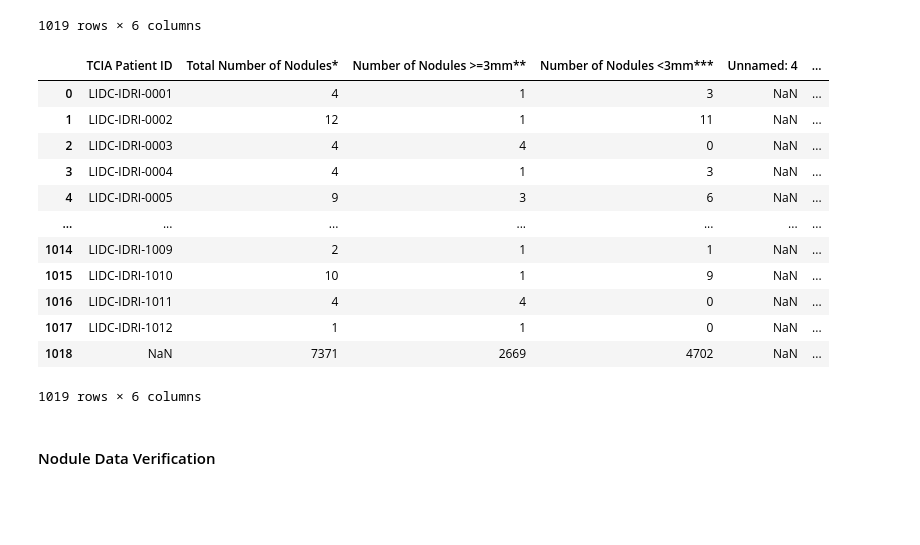
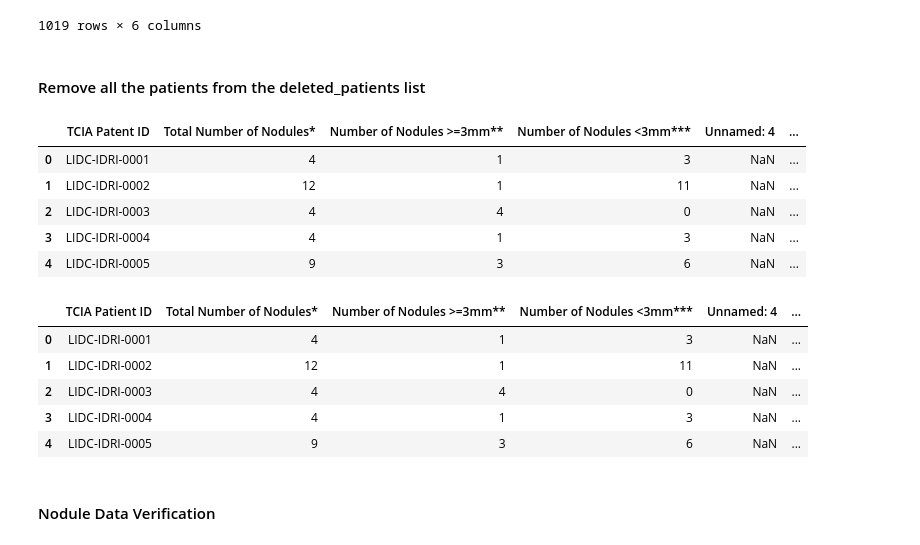
Before and after one commit to catarinam93/Lung-Cancer-Study, a Jupyter notebook: PreProcessamento/pre-processamento.ipynb, the cells around one changed output. Drawn from its saved outputs; the diff is of its cells as text; code cells hidden in the pictures; blank space fills up the shorter version.

```diff
--- a/PreProcessamento/pre-processamento.ipynb
+++ b/PreProcessamento/pre-processamento.ipynb
@@ -7,0 +20,34 @@ import os
+# %%
+# List with all the eliminated patients - the one who were not evaluated
+deleted_patients = []
+
+# Ordered list of all the subfolders
+patient_folders = sorted(os.listdir(input_directory))
+
+for patient_folder in patient_folders:
+    patient_folder_path = os.path.join(input_directory, patient_folder)
+
+    # Id of the patient - 'LIDC-IDRI-xxxx'
+    patient_id = os.path.basename(patient_folder_path)
+
+    patient_scans = pl.query(pl.Scan).filter(pl.Scan.patient_id == patient_id)
+
+    for scan in patient_scans:
+        anns = scan.annotations
+
+        if not anns:
+            # Path to the folder we want to eliminate
+            delete_folder = os.path.join(input_directory, patient_id)
+
+            # Verify if the folder exists
+            if os.path.exists(delete_folder):
+                # Verify if it is a folder
+                if os.path.isdir(delete_folder):
+                    # Remove recursively
+                    shutil.rmtree(delete_folder)
+                    print(f"The folder '{patient_id}' and its content were removed successfully")
+                    deleted_patients.append(patient_id)
+                else:
+                    print(f"'{patient_id}' is not a folder.")
+            else:
+                print(f"The folder '{patient_id}' does not exist in the expecified path.")
@@ -353,8 +309,8 @@ radiologists.tail()
 # %% [markdown]
 #### Loading Nodule Dataset
 # %%
-
-path = '/Users/larasousa/Desktop/uni/nodule.xlsx'
+path = "/home/cmonteiro/Aulas/Laboratório de IA e CD/Projeto 1/lidc-idri nodule counts (6-23-2015).xlsx"
+# path = '/Users/larasousa/Desktop/uni/nodule.xlsx'
 df_nodule = pd.read_excel(path)
 df_nodule
 # %% [output]
@@ -371,23 +327,30 @@ df_nodule
 | 1017 | LIDC-IDRI-1012 | 1 | 1 | 0 | NaN | ... |
 | 1018 | NaN | 7371 | 2669 | 4702 | NaN | ... |
 1019 rows × 6 columns
+# %% [markdown]
+#### Remove all the patients from the deleted_patients list
+# %%
+condition = ~df_nodule['TCIA Patent ID'].isin(deleted_patients)
+df_nodule = df_nodule[condition]
+df_nodule.reset_index(drop=True, inplace=True)
+df_nodule.head()
+# %% [output]
+|  | TCIA Patent ID | Total Number of Nodules* | Number of Nodules >=3mm** | Number of Nodules <3mm*** | Unnamed: 4 | ... |
+| 0 | LIDC-IDRI-0001 | 4 | 1 | 3 | NaN | ... |
+| 1 | LIDC-IDRI-0002 | 12 | 1 | 11 | NaN | ... |
+| 2 | LIDC-IDRI-0003 | 4 | 4 | 0 | NaN | ... |
+| 3 | LIDC-IDRI-0004 | 4 | 1 | 3 | NaN | ... |
+| 4 | LIDC-IDRI-0005 | 9 | 3 | 6 | NaN | ... |
 # %%
 df_nodule = df_nodule.rename(columns={'TCIA Patent ID' : 'TCIA Patient ID'})
-df_nodule
+df_nodule.head()
 # %% [output]
 |  | TCIA Patient ID | Total Number of Nodules* | Number of Nodules >=3mm** | Number of Nodules <3mm*** | Unnamed: 4 | ... |
 | 0 | LIDC-IDRI-0001 | 4 | 1 | 3 | NaN | ... |
 | 1 | LIDC-IDRI-0002 | 12 | 1 | 11 | NaN | ... |
 | 2 | LIDC-IDRI-0003 | 4 | 4 | 0 | NaN | ... |
 | 3 | LIDC-IDRI-0004 | 4 | 1 | 3 | NaN | ... |
 | 4 | LIDC-IDRI-0005 | 9 | 3 | 6 | NaN | ... |
-| ... | ... | ... | ... | ... | ... | ... |
-| 1014 | LIDC-IDRI-1009 | 2 | 1 | 1 | NaN | ... |
-| 1015 | LIDC-IDRI-1010 | 10 | 1 | 9 | NaN | ... |
-| 1016 | LIDC-IDRI-1011 | 4 | 4 | 0 | NaN | ... |
-| 1017 | LIDC-IDRI-1012 | 1 | 1 | 0 | NaN | ... |
-| 1018 | NaN | 7371 | 2669 | 4702 | NaN | ... |
-1019 rows × 6 columns
 # %% [markdown]
 #### Nodule Data Verification
 # %%
```
Also changed, not shown: parts of 49 cells of this notebook, 2 other files.
